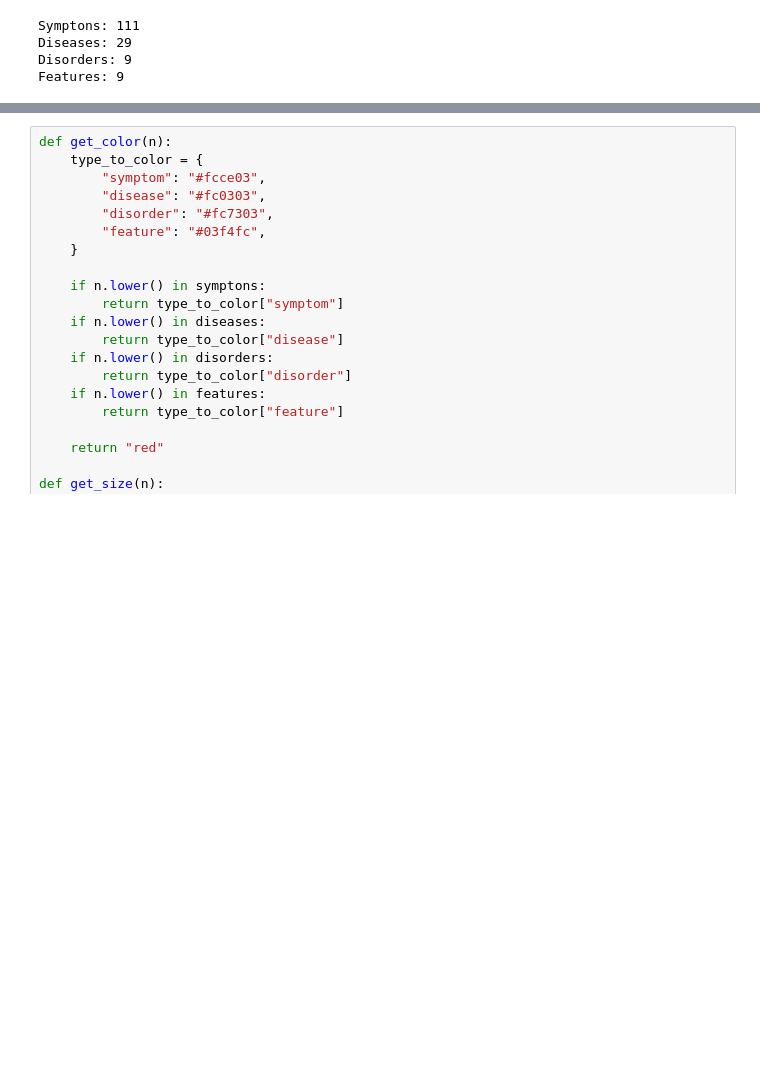
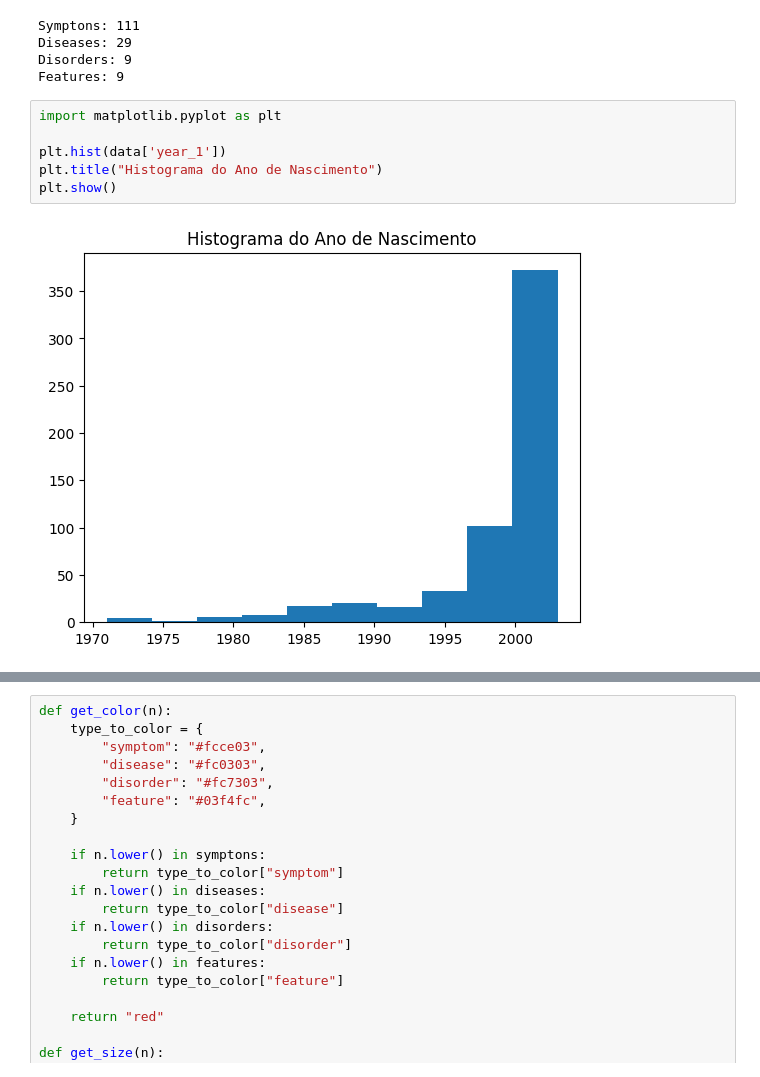
Before and after one commit to gabrielfsil/redes-complexas, a Jupyter notebook: notebooks/kg-mental-health.ipynb, the cells around one changed output, grey strips where cells are left out. Drawn from its saved outputs; the diff is of its cells as text; blank space fills up the shorter version.

```diff
--- a/notebooks/kg-mental-health.ipynb
+++ b/notebooks/kg-mental-health.ipynb
@@ -332,3 +333,11 @@ Symptons: 111
 Diseases: 29
 Disorders: 9
 Features: 9
+# %%
+import matplotlib.pyplot as plt
+
+plt.hist(data['year_1'])
+plt.title("Histograma do Ano de Nascimento")
+plt.show()
+# %% [output]
+[figure, added]
```
Also changed, not shown: parts of 72 cells of this notebook, 10 other files.
